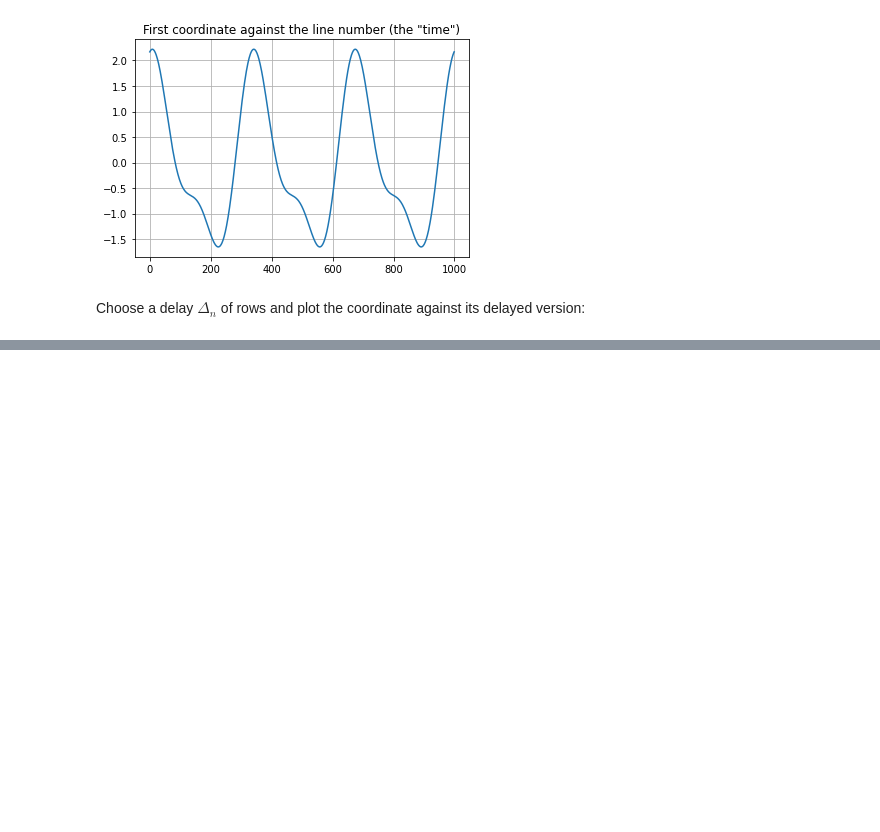
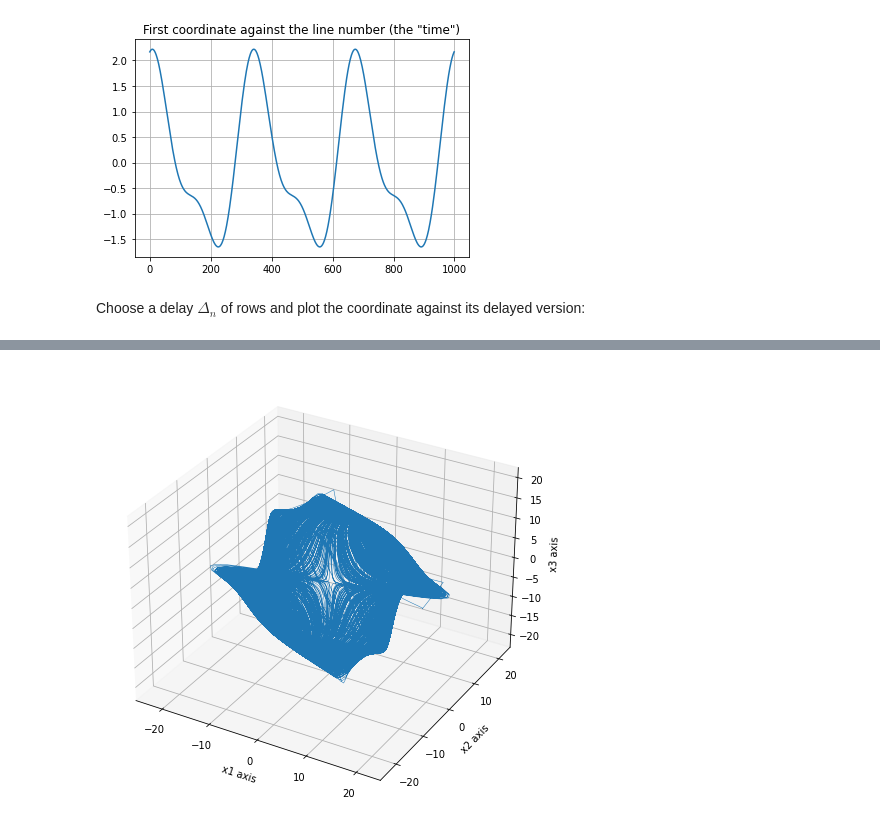
Before and after one commit to AlexPasqua/MLCMS-exercises, a Jupyter notebook: EX5/src/task4.ipynb, the cells around one changed output, grey strips where cells are left out. Cells and saved outputs as stored; diff of their text form; code cells hidden in the pictures; blank space fills up the shorter version.

```diff
--- a/EX5/src/task4.ipynb
+++ b/EX5/src/task4.ipynb
@@ -38,0 +45,15 @@ Our manifold's dimension is $d=1$, so we need $2d+1=3$ coordinates.
+# %%
+# plot the approximation of the Lorenz attractor using x1=x(t), x2=x(t + delta_t), x3=x(t + 2*delta_t)
+delta_t = 10
+x1 = traj[:, 0]
+x2 = np.roll(x1, shift=delta_t)
+x3 = np.roll(x1, shift=2*delta_t)
+ax = plt.figure(figsize=(8, 8)).add_subplot(projection='3d')
+ax.plot(x1, x2, x3, lw=0.5)
+ax.set_xlabel("x1 axis")
+ax.set_ylabel("x2 axis")
+ax.set_zlabel("x3 axis")
+# ax.set_title("Lorenz Attractor")
+plt.show()
+# %% [output]
+[figure, added]
```
Also changed, not shown: parts of 5 cells of this notebook, 3 other files.
